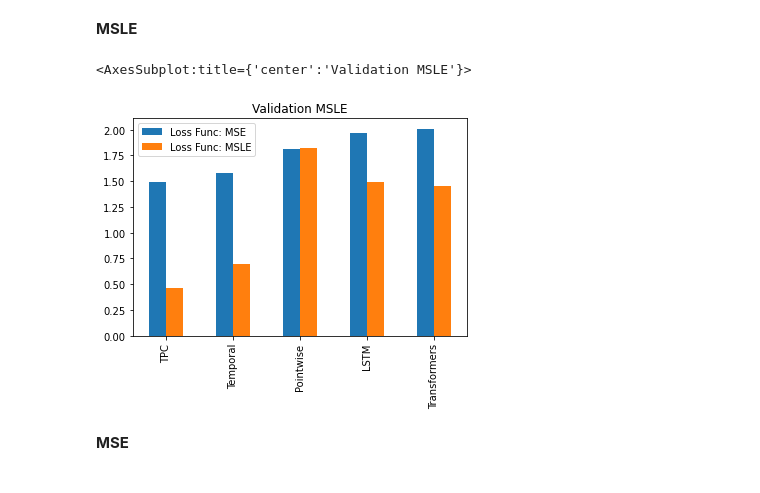
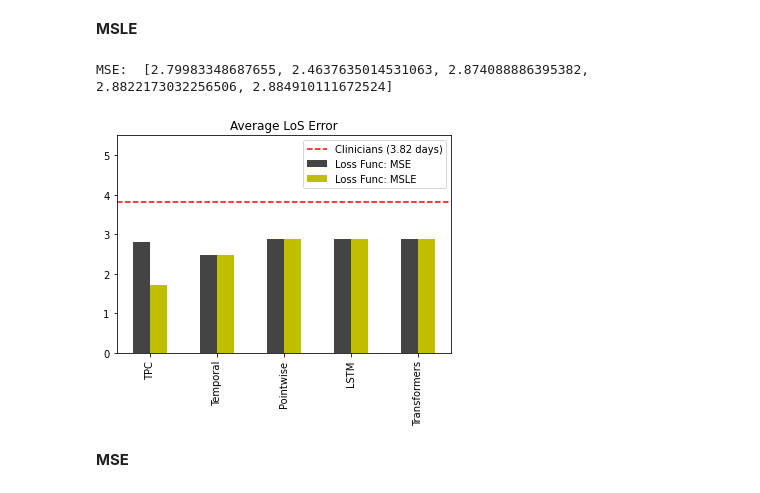
Before and after one commit to SewoongLee/cs598_replication_tpc_los_prediction, a Jupyter notebook: summary_notebook.ipynb, the cells around one changed output. Cells and saved outputs as stored; diff of their text form; code cells hidden in the pictures.

```diff
--- a/summary_notebook.ipynb
+++ b/summary_notebook.ipynb
@@ -398,19 +418,28 @@ with open(experiments_paths["Transformer"] + results_path) as f: transformers_ms
 # %% [markdown]
 **MSLE**
 # %%
-measure = "val_msle"
+def msle_mle_comp():
+    measure = "val_mad"
 
-df = pd.DataFrame(
-    {
-        "Loss Func: MSE": [tpc_mse_results[measure], temp_mse_results[measure], pointwise_mse_results[measure], lstm_mse_results[measure], transformers_mse_results[measure]],
-        "Loss Func: MSLE": [tpc_results[measure], temp_results[measure], pointwise_results[measure], lstm_results[measure], transformers_results[measure]]
-    },
-    index=["TPC", "Temporal", "Pointwise", "LSTM", "Transformers"]
-)
+    df = pd.DataFrame(
+        {
+            "Loss Func: MSE": [tpc_mse_results[measure], temp_mse_results[measure], pointwise_mse_results[measure], lstm_mse_results[measure], transformers_mse_results[measure]],
+            "Loss Func: MSLE": [tpc_results[measure], temp_results[measure], pointwise_results[measure], lstm_results[measure], transformers_results[measure]]
+        },
+        index=["TPC", "Temporal", "Pointwise", "LSTM", "Transformers"]
+    )
 
-df.plot.bar(title="Validation MSLE")
+    print("MSE: ", [tpc_mse_results[measure], temp_mse_results[measure], pointwise_mse_results[measure], lstm_mse_results[measure], transformers_mse_results[measure]])
+
+    df.plot.bar(title="Average LoS Error", color=["#444444", "y"])
+    add_human_baseline(plt, x_cnt=5)
+    plt.ylim([0,5.5])
+
+    plt.show()
-# %% [output]
-<AxesSubplot:title={'center':'Validation MSLE'}>
-[figure, removed]
+# %%
+msle_mle_comp()
+# %% [output]
+MSE:  [2.79983348687655, 2.4637635014531063, 2.874088886395382, 2.8822173032256506, 2.884910111672524]
+[figure, added]
 # %% [markdown]
 **MSE**
```
Also changed, not shown: parts of 62 cells of this notebook, 4 other files.
